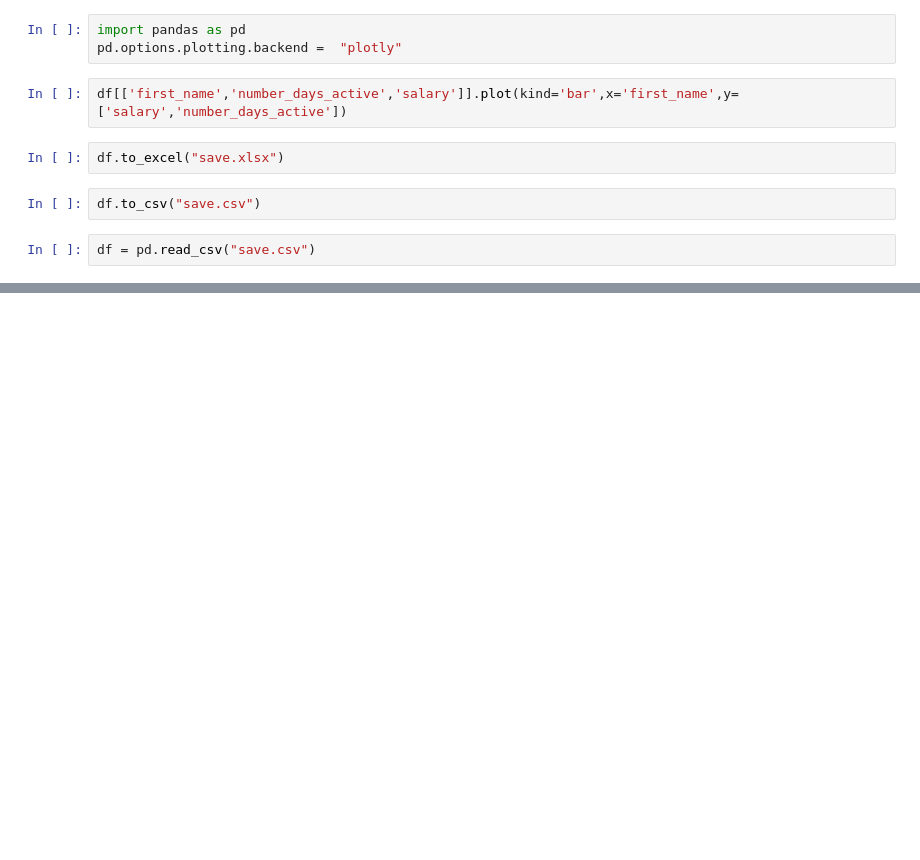
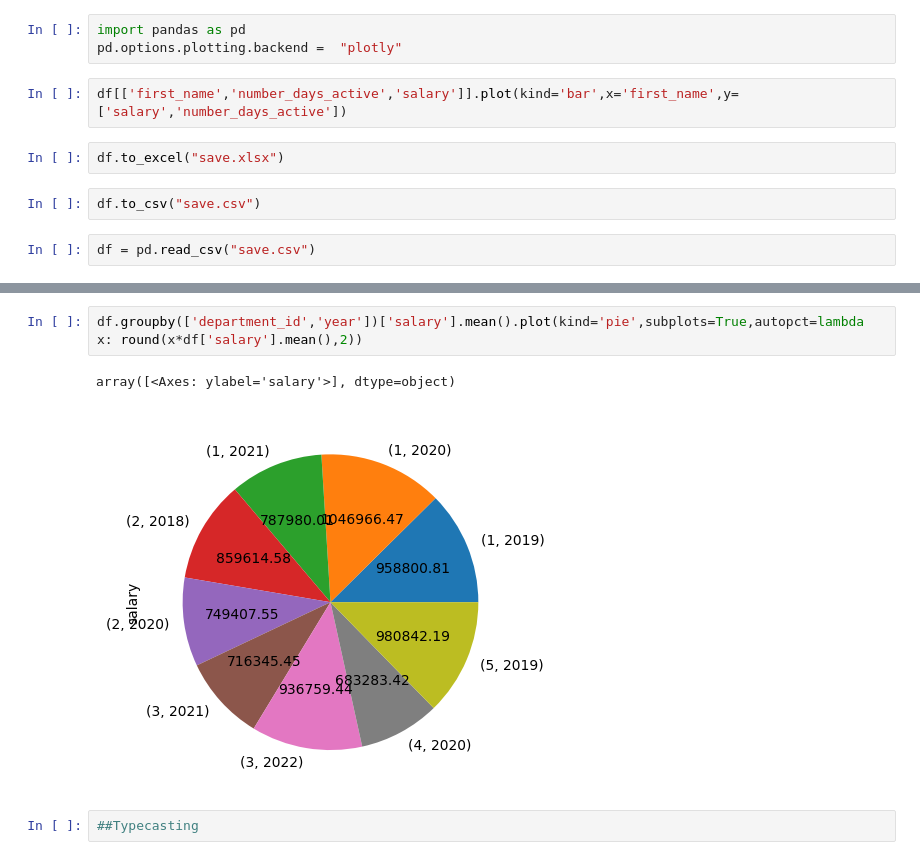
Before and after one commit to dhanushnayak/VR_Training_GenAI_Dhanush, a Jupyter notebook: module_2/notebooks/01_iNTRO_SQL.ipynb, the cells around one changed output, grey strips where cells are left out. Cells and saved outputs as stored; diff of their text form; blank space fills up the shorter version.

```diff
--- a/module_2/notebooks/01_iNTRO_SQL.ipynb
+++ b/module_2/notebooks/01_iNTRO_SQL.ipynb
@@ -548,0 +659,7 @@ df
+# %%
+df.groupby(['department_id','year'])['salary'].mean().plot(kind='pie',subplots=True,autopct=lambda x: round(x*df['salary'].mean(),2))
+# %% [output]
+array([<Axes: ylabel='salary'>], dtype=object)
+[figure, added]
+# %%
+##Typecasting
```
Also changed, not shown: parts of 20 cells of this notebook.
